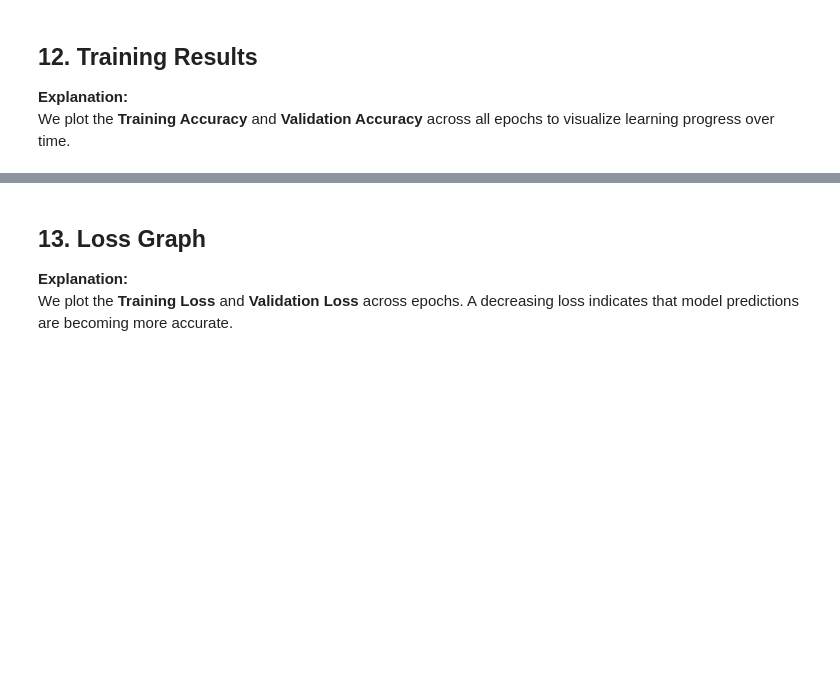
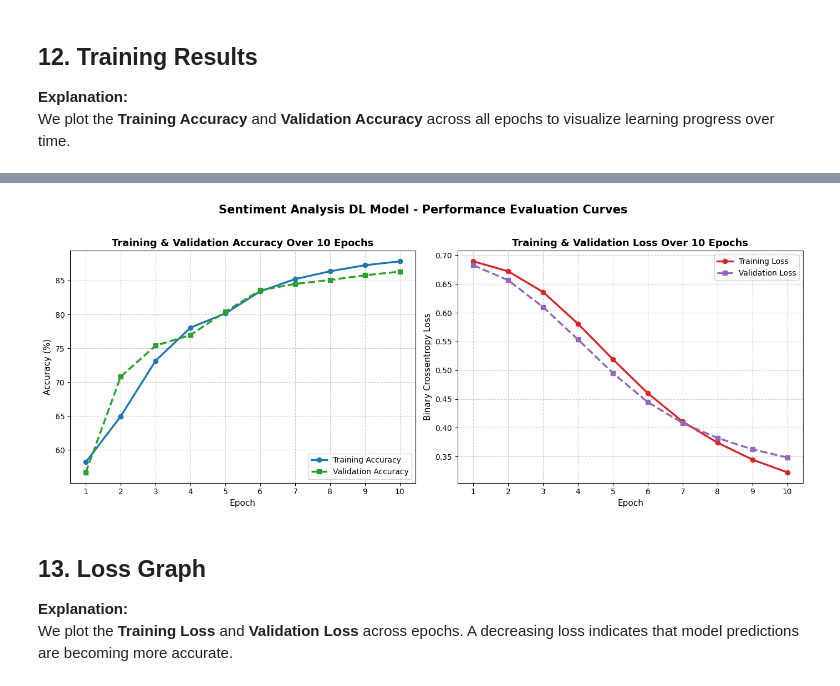
Before and after one commit to durgesh-kanzariya/Sentiment_Analysis_DL, a Jupyter notebook: Sentiment_Analysis.ipynb, the cells around one changed output, grey strips where cells are left out. Cells and saved outputs as stored; diff of their text form; code cells hidden in the pictures; blank space fills up the shorter version.

```diff
--- a/Sentiment_Analysis.ipynb
+++ b/Sentiment_Analysis.ipynb
@@ -283,3 +334,44 @@ plt.show()
+# %%
+# Import matplotlib for plotting metrics curves
+import matplotlib.pyplot as plt
+
+# Extract accuracy and loss history from training
+acc = history.history['accuracy']
+val_acc = history.history['val_accuracy']
+loss = history.history['loss']
+val_loss = history.history['val_loss']
+epochs_range = range(1, len(acc) + 1)
+
+# Create 1x2 subplot figure
+plt.figure(figsize=(14, 5.5))
+
+# Subplot 1: Accuracy Curve
+plt.subplot(1, 2, 1)
+plt.plot(epochs_range, [a * 100 for a in acc], 'o-', label='Training Accuracy', color='#1f77b4', linewidth=2.5)
+plt.plot(epochs_range, [a * 100 for a in val_acc], 's--', label='Validation Accuracy', color='#2ca02c', linewidth=2.5)
+plt.title('Training & Validation Accuracy Over 10 Epochs', fontsize=13, fontweight='bold')
+plt.xlabel('Epoch', fontsize=11)
+plt.ylabel('Accuracy (%)', fontsize=11)
+plt.xticks(epochs_range)
+plt.legend(loc='lower right')
+plt.grid(True, linestyle='--', alpha=0.6)
+
+# Subplot 2: Loss Curve
+plt.subplot(1, 2, 2)
+plt.plot(epochs_range, loss, 'o-', label='Training Loss', color='#d62728', linewidth=2.5)
+plt.plot(epochs_range, val_loss, 's--', label='Validation Loss', color='#9467bd', linewidth=2.5)
+plt.title('Training & Validation Loss Over 10 Epochs', fontsize=13, fontweight='bold')
+plt.xlabel('Epoch', fontsize=11)
+plt.ylabel('Binary Crossentropy Loss', fontsize=11)
+plt.xticks(epochs_range)
+plt.legend(loc='upper right')
+plt.grid(True, linestyle='--', alpha=0.6)
+
+plt.suptitle('Sentiment Analysis DL Model - Performance Evaluation Curves', fontsize=15, fontweight='bold', y=1.02)
+plt.tight_layout()
+plt.show()
+# %% [output]
+[figure, added]
 # %% [markdown]
 ## 13. Loss Graph
 
```
Also changed, not shown: parts of 11 cells of this notebook, 2 other files.
